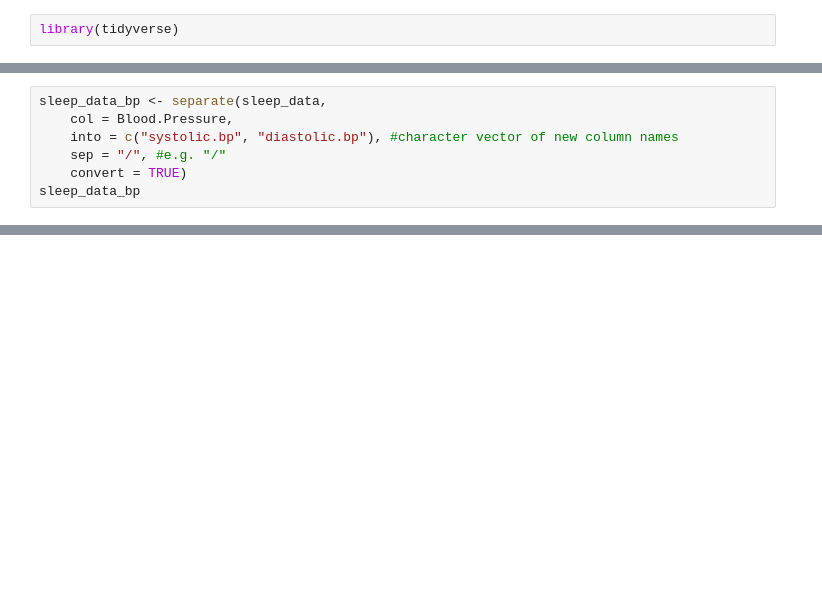
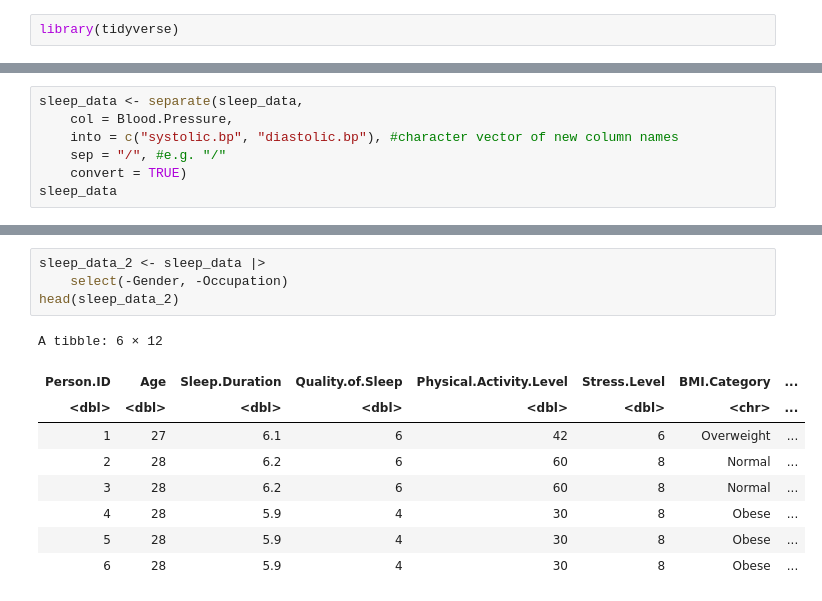
Before and after one commit to hlu10/group-18-dsci100, a Jupyter notebook: project_proposal.ipynb, the cells around one changed output, grey strips where cells are left out. Cells and saved outputs as stored; diff of their text form; blank space fills up the shorter version.

Commit message:
removed "Gender" and "Occupation" columns

```diff
--- a/project_proposal.ipynb
+++ b/project_proposal.ipynb
@@ -113,12 +113,12 @@ A tibble: 6 × 13
 | 5 | Male | 28 | Sales Representative | 5.9 | 4 | 30 | 8 | ... |
 | 6 | Male | 28 | Software Engineer | 5.9 | 4 | 30 | 8 | ... |
 # %%
-sleep_data_bp <- separate(sleep_data,
+sleep_data <- separate(sleep_data,
     col = Blood.Pressure,
     into = c("systolic.bp", "diastolic.bp"), #character vector of new column names
     sep = "/", #e.g. "/"
     convert = TRUE)
-sleep_data_bp
+sleep_data
 # %% [output]
 A tibble: 374 × 14
 | Person.ID | Gender | Age | Occupation | Sleep.Duration | Quality.of.Sleep | Physical.Activity.Level | Stress.Level | ... |
@@ -139,3 +139,17 @@ A tibble: 374 × 14
 | 372 | Female | 59 | Nurse | 8.1 | 9 | 75 | 3 | ... |
 | 373 | Female | 59 | Nurse | 8.1 | 9 | 75 | 3 | ... |
 | 374 | Female | 59 | Nurse | 8.1 | 9 | 75 | 3 | ... |
+# %%
+sleep_data_2 <- sleep_data |>
+    select(-Gender, -Occupation)
+head(sleep_data_2)
+# %% [output]
+A tibble: 6 × 12
+| Person.ID | Age | Sleep.Duration | Quality.of.Sleep | Physical.Activity.Level | Stress.Level | BMI.Category | ... |
+| <dbl> | <dbl> | <dbl> | <dbl> | <dbl> | <dbl> | <chr> | ... |
+| 1 | 27 | 6.1 | 6 | 42 | 6 | Overweight | ... |
+| 2 | 28 | 6.2 | 6 | 60 | 8 | Normal | ... |
+| 3 | 28 | 6.2 | 6 | 60 | 8 | Normal | ... |
+| 4 | 28 | 5.9 | 4 | 30 | 8 | Obese | ... |
+| 5 | 28 | 5.9 | 4 | 30 | 8 | Obese | ... |
+| 6 | 28 | 5.9 | 4 | 30 | 8 | Obese | ... |
```
